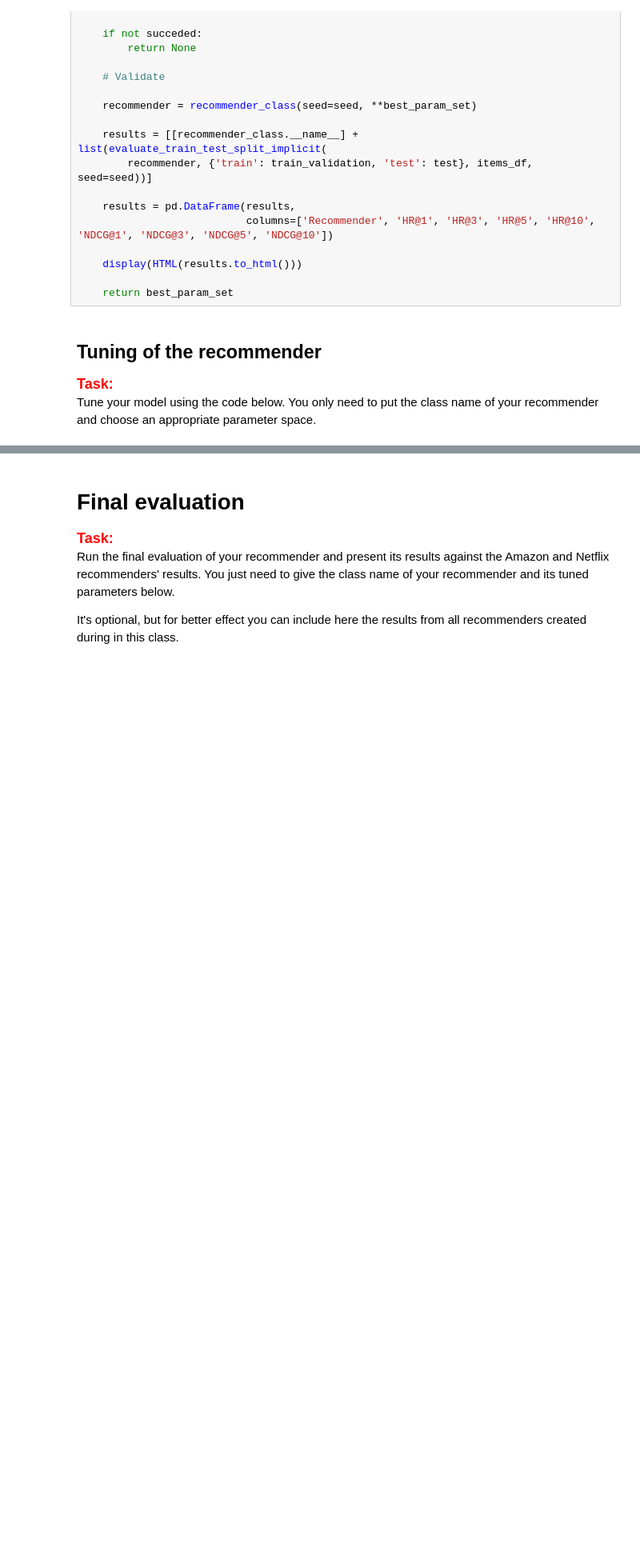
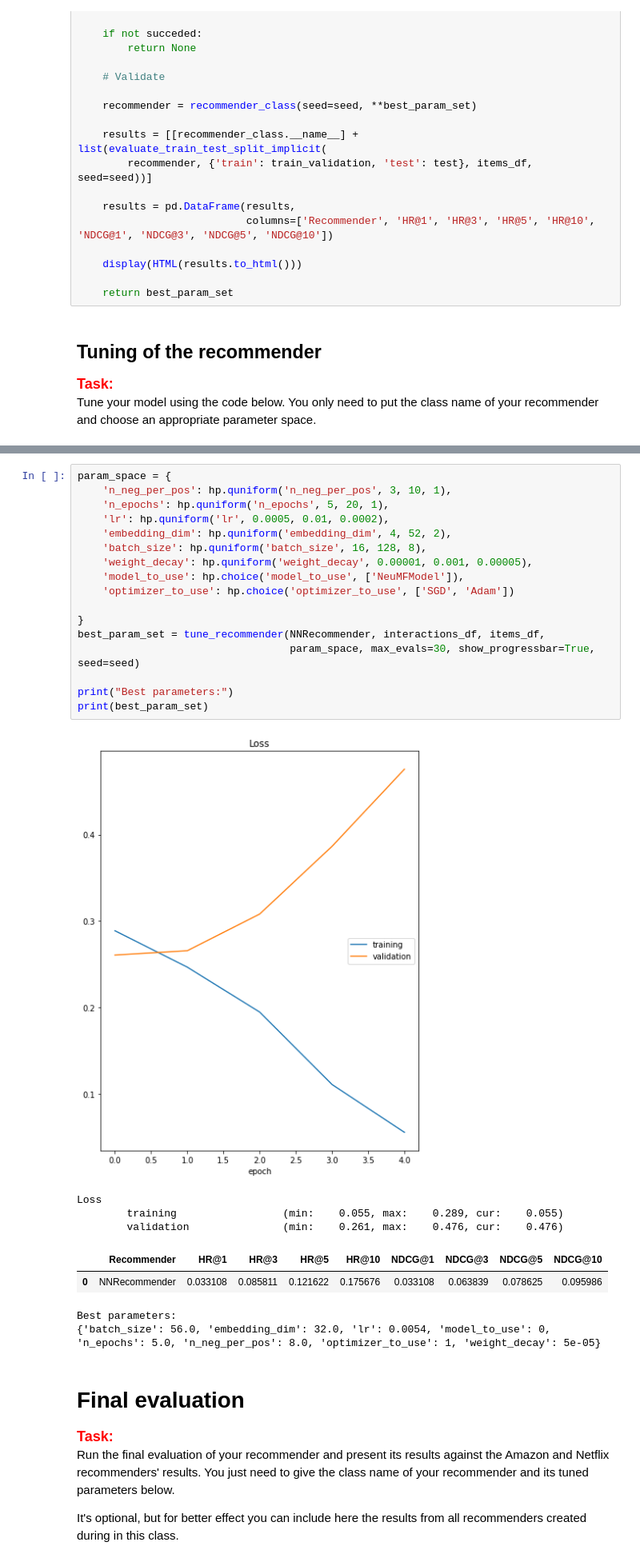
Before and after one commit to C7A7A/hotel-recommender-neural-network, a Jupyter notebook: project_2_recommender_and_evaluation.ipynb, the cells around one changed output, grey strips where cells are left out. Shown at 80% size. Cells and saved outputs as stored; diff of their text form; blank space fills up the shorter version.

```diff
--- a/project_2_recommender_and_evaluation.ipynb
+++ b/project_2_recommender_and_evaluation.ipynb
@@ -761,3 +1215,29 @@ Best parameters:
+# %%
+param_space = {
+    'n_neg_per_pos': hp.quniform('n_neg_per_pos', 3, 10, 1),
+    'n_epochs': hp.quniform('n_epochs', 5, 20, 1),
+    'lr': hp.quniform('lr', 0.0005, 0.01, 0.0002),
+    'embedding_dim': hp.quniform('embedding_dim', 4, 52, 2),
+    'batch_size': hp.quniform('batch_size', 16, 128, 8),
+    'weight_decay': hp.quniform('weight_decay', 0.00001, 0.001, 0.00005),
+    'model_to_use': hp.choice('model_to_use', ['NeuMFModel']),
+    'optimizer_to_use': hp.choice('optimizer_to_use', ['SGD', 'Adam'])
+
+}
+best_param_set = tune_recommender(NNRecommender, interactions_df, items_df,
+                                  param_space, max_evals=30, show_progressbar=True, seed=seed)
+
+print("Best parameters:")
+print(best_param_set)
+# %% [output]
+[figure, added]
+Loss
+        training                 (min:    0.055, max:    0.289, cur:    0.055)
+        validation               (min:    0.261, max:    0.476, cur:    0.476)
+|  | Recommender | HR@1 | HR@3 | HR@5 | HR@10 | NDCG@1 | NDCG@3 | NDCG@5 | NDCG@10 |
+| 0 | NNRecommender | 0.033108 | 0.085811 | 0.121622 | 0.175676 | 0.033108 | 0.063839 | 0.078625 | 0.095986 |
+Best parameters:
+{'batch_size': 56.0, 'embedding_dim': 32.0, 'lr': 0.0054, 'model_to_use': 0, 'n_epochs': 5.0, 'n_neg_per_pos': 8.0, 'optimizer_to_use': 1, 'weight_decay': 5e-05}
 # %% [markdown]
 # Final evaluation
 
```
Also changed, not shown: parts of 21 cells of this notebook.
